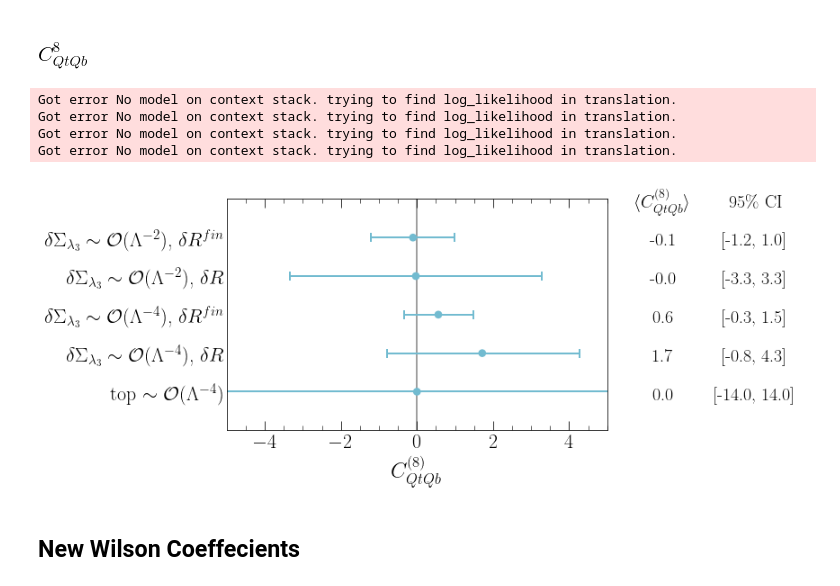
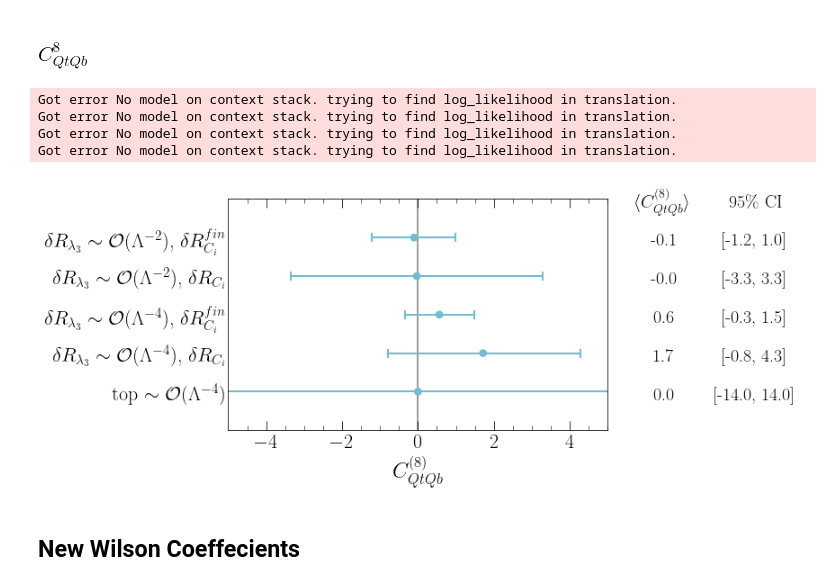
Before and after one commit to alasfar-lina/trilinear4tops, a Jupyter notebook: Notebooks/SummaryPlots.ipynb, the cells around one changed output. Saved outputs shown, nothing was run; the diff lists cells and outputs as text; code cells hidden in the pictures.

```diff
--- a/Notebooks/SummaryPlots.ipynb
+++ b/Notebooks/SummaryPlots.ipynb
@@ -271,10 +271,10 @@ Got error No model on context stack. trying to find log_likelihood in translatio
 ### $C_{QtQb}^{8}$
 # %%
 labs = [
-         r" $\delta\Sigma_{\lambda_3}\sim \mathcal{O}(\Lambda^{-2})$, $\delta R^{fin}$",
-         r" $\delta\Sigma_{\lambda_3}\sim \mathcal{O}(\Lambda^{-2})$, $\delta R$",
-         r" $\delta\Sigma_{\lambda_3}\sim \mathcal{O}(\Lambda^{-4})$, $\delta R^{fin}$ ",
-         r" $\delta\Sigma_{\lambda_3}\sim \mathcal{O}(\Lambda^{-4})$, $\delta R$ ",
+               r" $\delta R_{\lambda_3}\sim \mathcal{O}(\Lambda^{-2})$, $\delta R_{C_i}^{fin}$",
+         r" $\delta R_{\lambda_3}\sim \mathcal{O}(\Lambda^{-2})$, $\delta R_{C_i}$",
+         r" $\delta R_{\lambda_3}\sim \mathcal{O}(\Lambda^{-4})$, $\delta R_{C_i}^{fin}$ ",
+         r" $\delta R_{\lambda_3}\sim \mathcal{O}(\Lambda^{-4})$, $\delta R_{C_i}$ ",
        r"top $\sim\mathcal{O}(\Lambda^{-4})$"
 ]
 ymu=np.zeros(1)
@@ -301,34 +301,34 @@ for modelfile in files:
         ydown=np.append(ydown,[df_2.loc['C4Q']['hdi_2.275%']])
 yup= yup[yup!=0]
 ymu= ymu[ymu!=0]
 ydown= ydown[ydown!=0]
     # add 4 top data
 r=len(files)
 ymu=np.insert(ymu,r,0.0)
 yup=np.insert(yup,r,14.0)
 ydown=np.insert(ydown,r,-14)
     #
 #ymu=np.insert(ymu,r+1,0.0)
 #yup=np.insert(yup,r+1,13.0)
 #ydown=np.insert(ydown,r+1,-13.0)
     #
 p = ForestPlot(label=labs, effect_measure=ymu, lcl=ydown, ucl=yup)
 p.labels(center=0.,effectmeasure= r'$\langle C_{QtQb}^{(8)} \rangle$')
 errcol=[colpastil[4] for i in range(len(labs))]
 p.colors(errorbarcolor=errcol,pointcolor=colpastil[4])
 ax=p.plot(figsize=(12,5), t_adjuster=0.07, max_value=5, min_value=-5,decimal=1)
 ax.get_xaxis().set_minor_locator(AutoMinorLocator())
 ax.set_xlabel(r"$C_{QtQb}^{(8)}$ ", fontsize=24)
 plt.tight_layout()
 plt.savefig('../results/plots/uebeblick_Cqtqb8.pdf', dpi=300, bbox_inches='tight', transparent=True)
 plt.show()
 #################################
 # %% [output]
 Got error No model on context stack. trying to find log_likelihood in translation.
 Got error No model on context stack. trying to find log_likelihood in translation.
 Got error No model on context stack. trying to find log_likelihood in translation.
 Got error No model on context stack. trying to find log_likelihood in translation.
-[figure, old version]
+[figure, new version]
 # %% [markdown]
 ## New Wilson Coeffecients
 # %%
```
Also changed, not shown: parts of 5 cells of this notebook, 23 other files.
